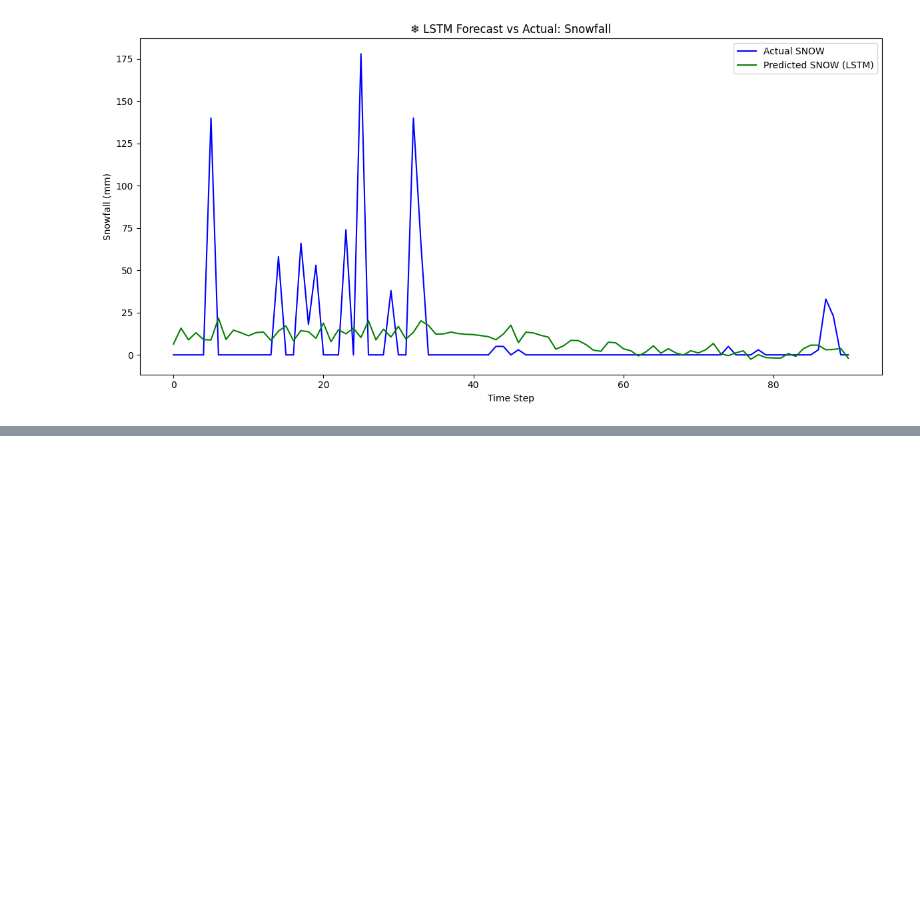
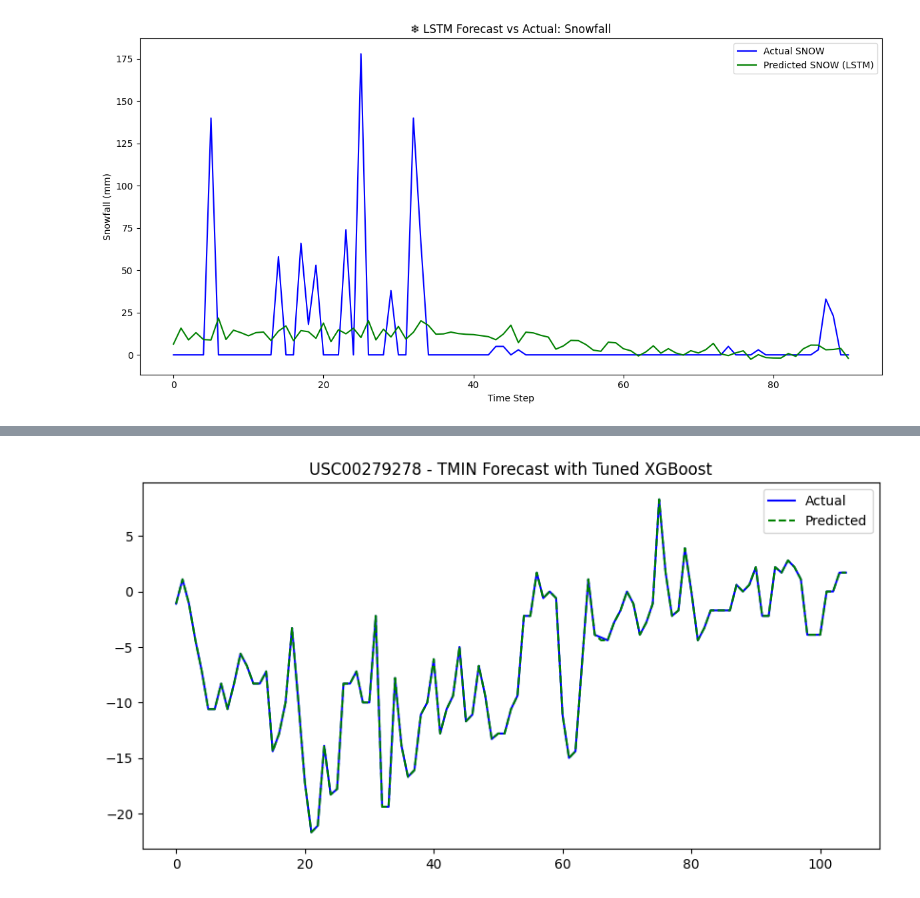
Before and after one commit to loki-k4/BlizzardX, a Jupyter notebook: Notebooks/model.ipynb, the cells around one changed output, grey strips where cells are left out. Drawn from its saved outputs; the diff is of its cells as text; code cells hidden in the pictures; blank space fills up the shorter version.

Commit message:
Core_model

```diff
--- a/Notebooks/model.ipynb
+++ b/Notebooks/model.ipynb
@@ -1667,3 +1667,96 @@ plt.show()
 # %% [output]
 3/3 ━━━━━━━━━━━━━━━━━━━━ 0s 10ms/step
 [figure]
+# %%
+# Phase 2: Hyperparameter Tuning with RandomizedSearchCV for one station
+
+import pandas as pd
+import numpy as np
+from sklearn.model_selection import RandomizedSearchCV
+from xgboost import XGBRegressor
+from sklearn.preprocessing import StandardScaler
+from sklearn.metrics import mean_absolute_error, mean_squared_error
+import matplotlib.pyplot as plt
+import warnings
+warnings.filterwarnings("ignore")
+
+# Load feature data
+df = pd.read_csv('/workspaces/BlizzardX/Data/feature_data.csv')
+df['DATE'] = pd.to_datetime(df['DATE'])
+df['Year'] = df['DATE'].dt.year
+
+# Choose a sample station and target
+station_id = "USC00279278"
+target = "TMIN"
+
+# Define features per target
+features = [
+    'TMIN', 'TMAX', 'PRCP', 'SNOW', 'SNWD',
+    'Rolling_Mean_TMIN_7', 'Rolling_Mean_TMIN_30', 'Seasonal_TMIN_Anomaly',
+    'TMIN_Lag1', 'PRCP_Lag1', 'Cumulative_Precipitation_7',
+    'Day_of_Year', 'Month'
+] if target == "TMIN" else [
+    'TMIN', 'TMAX', 'PRCP', 'SNOW', 'SNWD',
+    'Rolling_Mean_SNOW_7', 'SNOW_Lag1', 'Day_of_Year', 'Month'
+]
+
+# Filter station data
+data = df[df['Station_ID'] == station_id].dropna().sort_values('DATE')
+
+# Time-based split
+max_year = data['Year'].max()
+train = data[data['Year'] <= max_year - 3]
+test = data[data['Year'] == max_year]
+
+X_train, y_train = train[features], train[target]
+X_test, y_test = test[features], test[target]
+
+# Scale features
+gs_X = StandardScaler()
+gs_y = StandardScaler()
+X_train_scaled = gs_X.fit_transform(X_train)
+X_test_scaled = gs_X.transform(X_test)
+y_train_scaled = gs_y.fit_transform(y_train.values.reshape(-1, 1)).flatten()
+
+# Define parameter grid
+param_grid = {
+    "n_estimators": [100, 150, 200],
+    "max_depth": [3, 5, 7, 10],
+    "learning_rate": [0.01, 0.05, 0.1],
+    "subsample": [0.6, 0.8, 1.0],
+    "colsample_bytree": [0.6, 0.8, 1.0]
+}
+
+# Setup search
+tuner = RandomizedSearchCV(
+    estimator=XGBRegressor(random_state=42),
+    param_distributions=param_grid,
+    n_iter=15,
+    cv=3,
+    scoring='neg_mean_squared_error',
+    verbose=1,
+    n_jobs=-1
+)
+
+# Run tuning
+tuner.fit(X_train_scaled, y_train_scaled)
+
+# Best model
+best_model = tuner.best_estimator_
+y_pred_scaled = best_model.predict(X_test_scaled)
+y_pred = gs_y.inverse_transform(y_pred_scaled.reshape(-1, 1)).flatten()
+
+# Metrics
+mae = mean_absolute_error(y_test, y_pred)
+rmse = np.sqrt(mean_squared_error(y_test, y_pred))
+print("\n📊 Best Params:", tuner.best_params_)
+print("✅ MAE:", round(mae, 4), "| RMSE:", round(rmse, 4))
+
+# Plot
+plt.figure(figsize=(10, 5))
+plt.plot(y_test.values, label="Actual", color='blue')
+plt.plot(y_pred, label="Predicted", color='green', linestyle='--')
+plt.title(f"{station_id} - {target} Forecast with Tuned XGBoost")
+plt.legend()
+plt.show()
+# %% [output]
@@ -1669,0 +1767 @@ plt.show()
+[figure, added]
```
Also changed, not shown: parts of 4 cells of this notebook, 29 other files.
